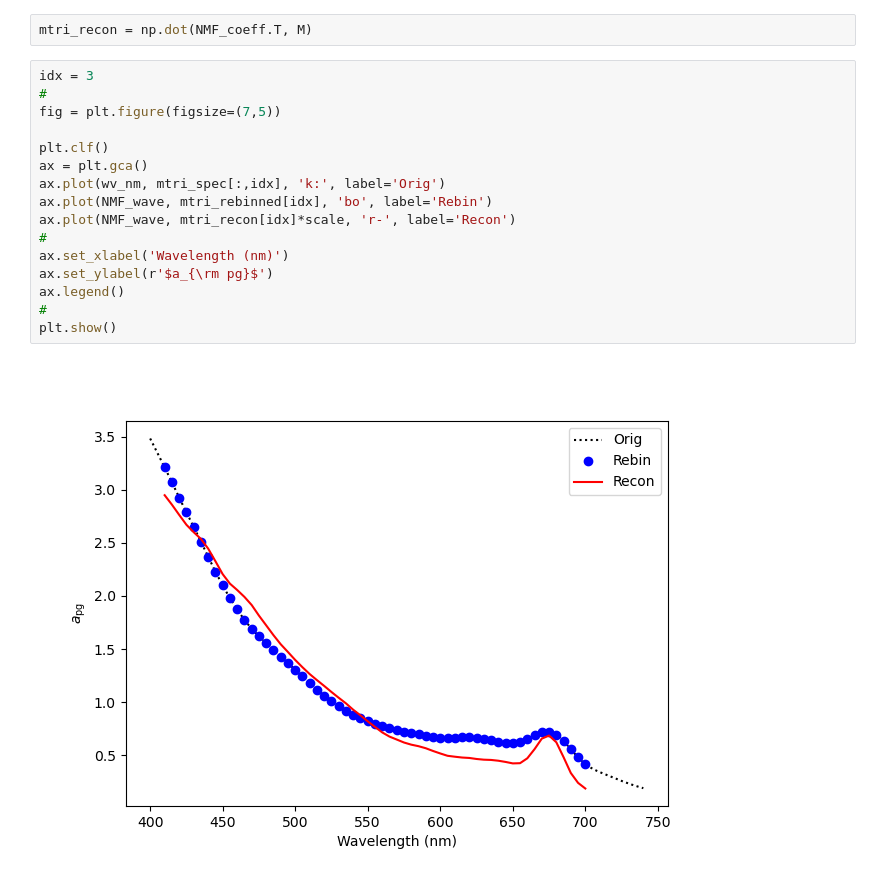
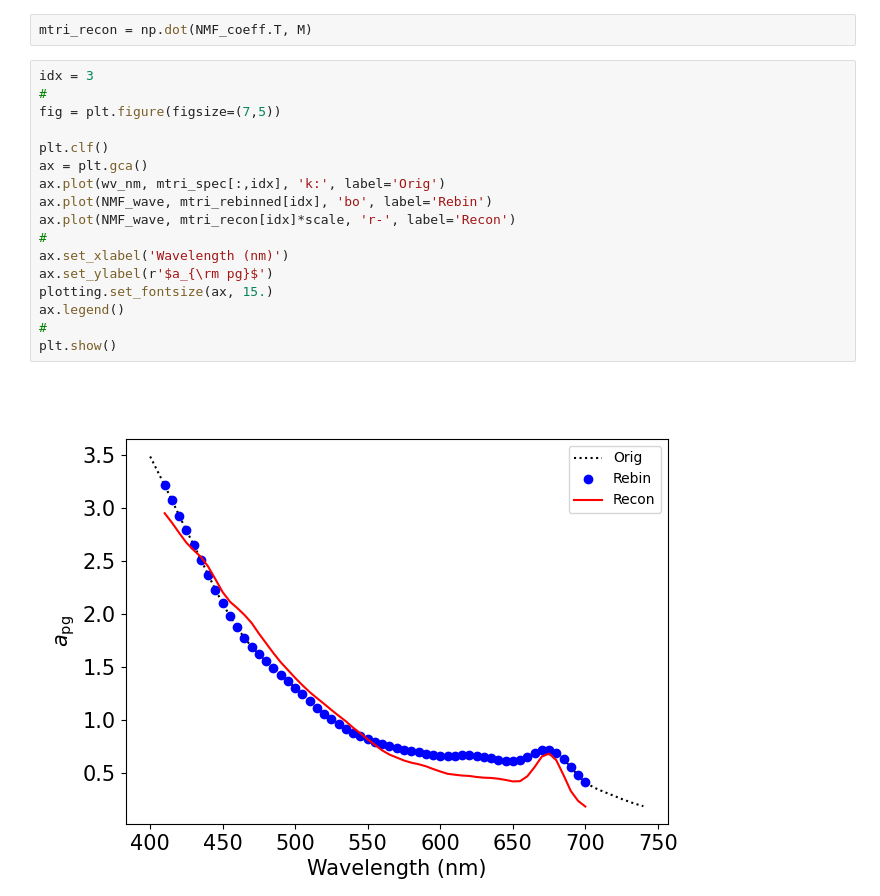
Before and after one commit to Sea-Meets-the-Stars/cnmf, a Jupyter notebook: papers/I/Analysis/MTRI_fit.ipynb, the cells around one changed output. Drawn from its saved outputs; the diff is of its cells as text.

```diff
--- a/papers/I/Analysis/MTRI_fit.ipynb
+++ b/papers/I/Analysis/MTRI_fit.ipynb
@@ -208,18 +209,19 @@ mtri_recon = np.dot(NMF_coeff.T, M)
 # %%
 idx = 3
 #
 fig = plt.figure(figsize=(7,5))
 
 plt.clf()
 ax = plt.gca()
 ax.plot(wv_nm, mtri_spec[:,idx], 'k:', label='Orig')
 ax.plot(NMF_wave, mtri_rebinned[idx], 'bo', label='Rebin')
 ax.plot(NMF_wave, mtri_recon[idx]*scale, 'r-', label='Recon')
 #
 ax.set_xlabel('Wavelength (nm)')
 ax.set_ylabel(r'$a_{\rm pg}$')
+plotting.set_fontsize(ax, 15.)
 ax.legend()
 #
 plt.show()
 # %% [output]
-[figure, old version]
+[figure, new version]
```
Also changed, not shown: parts of 1 cell of this notebook, 1 other file.
